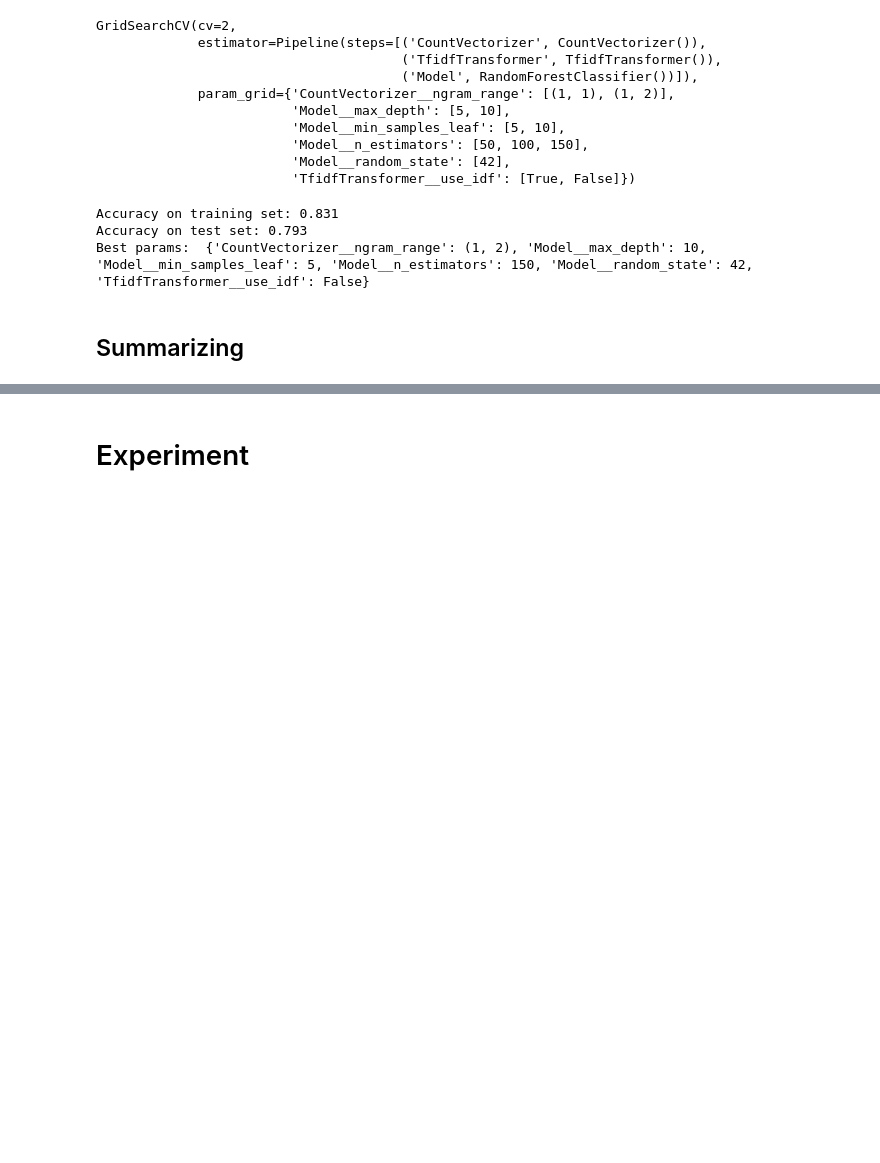
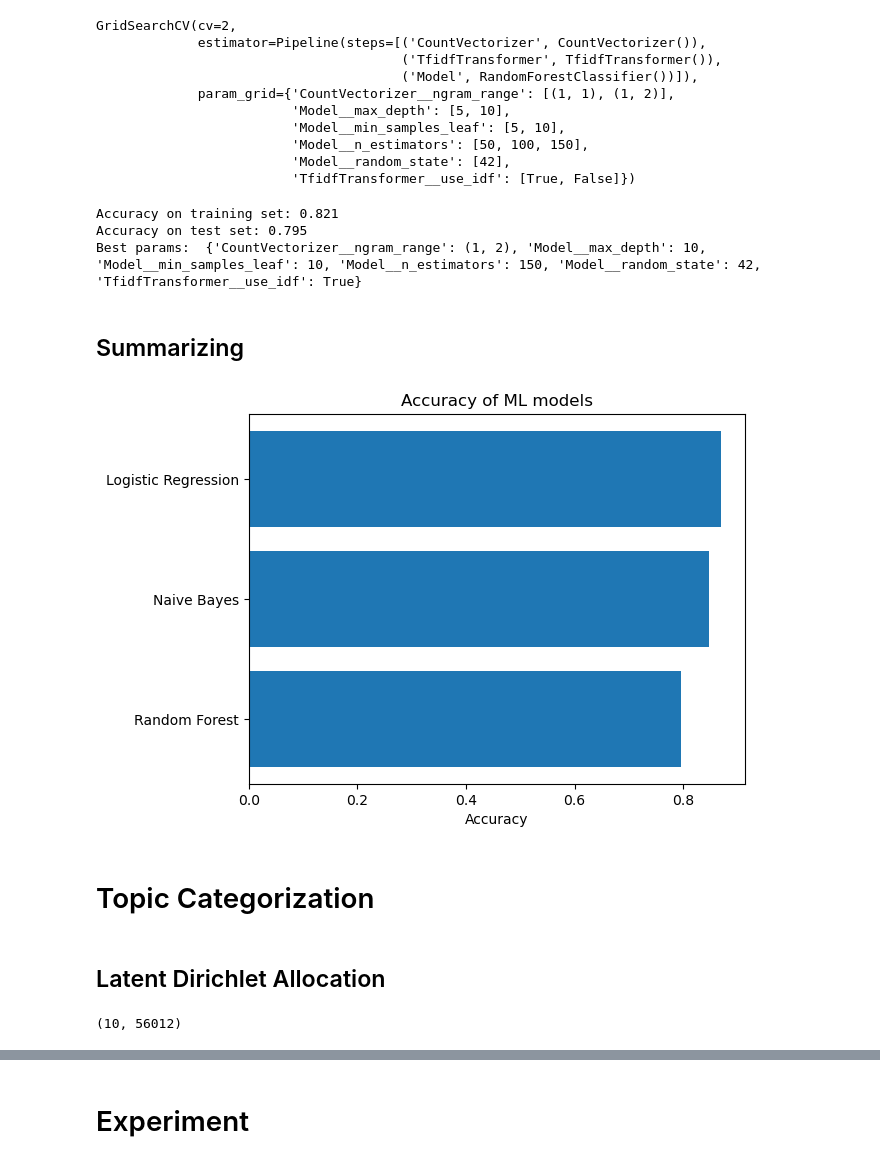
Before and after one commit to anda19ad/AI-ML-2023-Group-project, a Jupyter notebook: amazonMain.ipynb, the cells around one changed output, grey strips where cells are left out. Cells and saved outputs as stored; diff of their text form; code cells hidden in the pictures; blank space fills up the shorter version.

Commit message:
Added a block to lda
Not displyaing the results as desired, yet

```diff
--- a/amazonMain.ipynb
+++ b/amazonMain.ipynb
@@ -183,10 +188,11 @@ use_idf = [True,False]
 # %% [markdown]
 ## Logistic Regression
 # %%
-# Making a Pipeline with Logistic Regression. Using CountVectorizer and TfidTransformer.
+# Pipeline for Logistic Regression
 pipeLR = Pipeline(steps=[
-    ('preprocess', preProcess_Pipe),
-    ('Model', LogisticRegression())
+    ('CountVectorizer',CountVectorizer()),
+    ('TfidfTransformer',TfidfTransformer()),
+    ('Model', LogisticRegression(max_iter=10000))
 ])
 
 # Fitting the pipeline with data
@@ -224,7 +219,7 @@ params = {
 }
 
 # Defining grid search
-search = GridSearchCV(
+searchLR = GridSearchCV(
     pipeLR,
     param_grid=params,
     cv=2,
@@ -232,5 +227,5 @@ search = GridSearchCV(
 )
 
 # Fitting the grid search
-search.fit(X_train, y_train)
+searchLR.fit(X_train, y_train)
 # %% [output]
@@ -435,28 +450,30 @@ print("Accuracy on training set: {:.3f}".format(searchRF.score(X_train, y_train)
 print("Accuracy on test set: {:.3f}".format(searchRF.score(X_test, y_test)))
 print("Best params: ", searchRF.best_params_) # Printing the best params
 # %% [output]
-Accuracy on training set: 0.831
-Accuracy on test set: 0.793
-Best params:  {'CountVectorizer__ngram_range': (1, 2), 'Model__max_depth': 10, 'Model__min_samples_leaf': 5, 'Model__n_estimators': 150, 'Model__random_state': 42, 'TfidfTransformer__use_idf': False}
+Accuracy on training set: 0.821
+Accuracy on test set: 0.795
+Best params:  {'CountVectorizer__ngram_range': (1, 2), 'Model__max_depth': 10, 'Model__min_samples_leaf': 10, 'Model__n_estimators': 150, 'Model__random_state': 42, 'TfidfTransformer__use_idf': True}
 # %% [markdown]
 ## Summarizing
 # %%
 # Plotting the different accuracies and comparing them Got help from Chat GPT with this prompt:
 # "I have the following ML models where i want to plot the accuracy of each starting with the one with the highest accuracy:searchLR searchMLP searchNB searchRF"
 
 # accuracy values in descending order
-accuracies = [searchRF.best_score_, searchMLP.best_score_, searchNB.best_score_, searchLR.best_score_]
+accuracies = [searchRF.best_score_, searchNB.best_score_, searchLR.best_score_]
 
 # model names in the same order as accuracies
-model_names = ["Random Forest", "MLP", "Naive Bayes", "Logistic Regression"]
+model_names = ["Random Forest", "Naive Bayes", "Logistic Regression"]
 
 # plot horizontal bar chart
 plt.barh(model_names, accuracies)
 
 # add axis labels and title
 plt.xlabel("Accuracy")
 plt.title("Accuracy of ML models")
 
 # show plot
 plt.show()
+# %% [output]
+[figure, added]
 # %%
@@ -478,3 +496,7 @@ plt.title("Accuracy of ML models on test set")
 
 # show plot
 plt.show()
+# %% [markdown]
+# Topic Categorization
+# %% [markdown]
+## Latent Dirichlet Allocation
@@ -480,0 +507,12 @@ plt.show()
+# %%
+# See page 349 in the book, and https://scikit-learn.org/stable/modules/generated/sklearn.decomposition.LatentDirichletAllocation.html
+# Number of topics default is 10 and learning method defualt is "batch"
+lda = LatentDirichletAllocation(n_components=10, learning_method="batch", max_iter=25, random_state=0)
+
+# Fitting and transforming in one step
+topics = lda.fit_transform(X_trainLDA)
+
+# Seeing the result
+lda.components_.shape
+# %% [output]
+(10, 56012)
```
Also changed, not shown: parts of 20 cells of this notebook.
